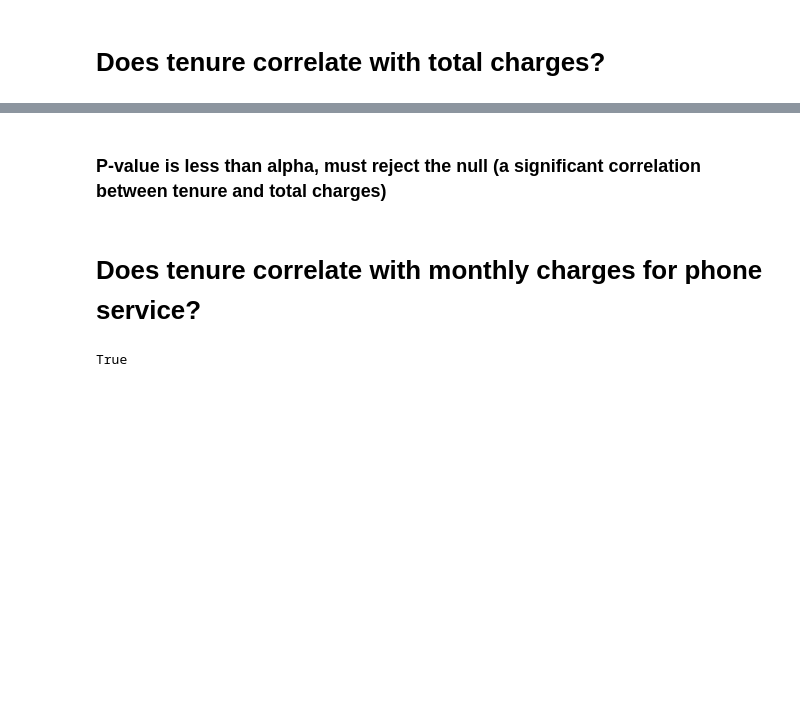
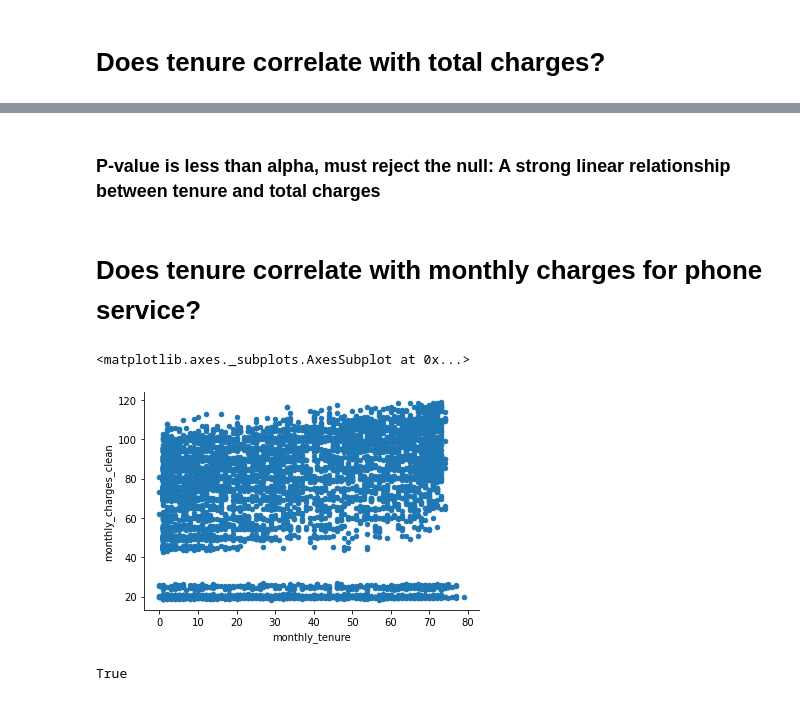
Before and after one commit to CSolitaire/statistics-exercises, a Jupyter notebook: hypothesis_testing.ipynb, the cells around one changed output, grey strips where cells are left out. Cells and saved outputs as stored; diff of their text form; code cells hidden in the pictures; blank space fills up the shorter version.

```diff
--- a/hypothesis_testing.ipynb
+++ b/hypothesis_testing.ipynb
@@ -578,6 +603,11 @@ corr, p
 # %% [markdown]
-### P-value is less than alpha, must reject the null (a significant correlation between tenure and total charges)
+### P-value is less than alpha, must reject the null: A strong linear relationship between tenure and total charges
 # %% [markdown]
 # Does tenure correlate with monthly charges for phone service?
+# %%
+telco_p.plot.scatter(y='monthly_charges_clean', x='monthly_tenure')
+# %% [output]
+<matplotlib.axes._subplots.AxesSubplot at 0x...>
+[figure, added]
 # %%
 """
```
Also changed, not shown: parts of 27 cells of this notebook.
